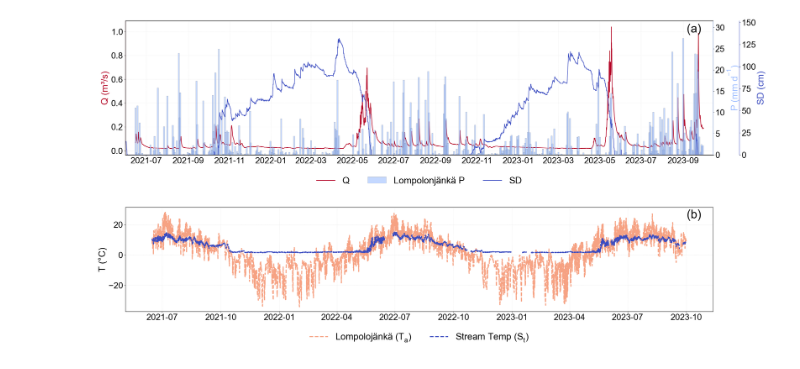
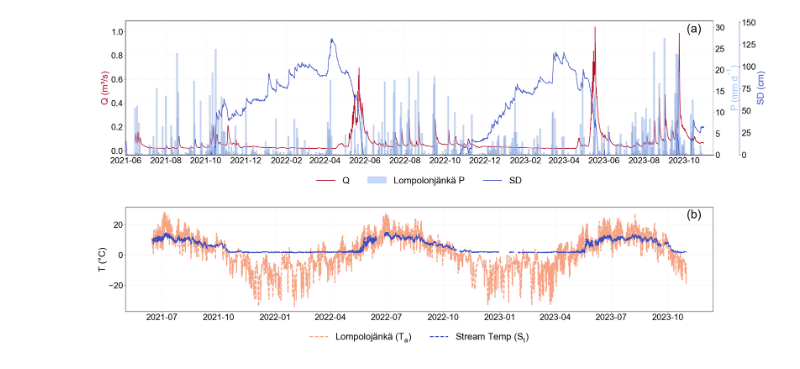
Before and after one commit to Parspar/DTS_analysis_LJO, a Jupyter notebook: Climatology.ipynb, the cells around one changed output. Drawn from its saved outputs; the diff is of its cells as text; code cells hidden in the pictures.

```diff
--- a/Climatology.ipynb
+++ b/Climatology.ipynb
@@ -218,40 +217,40 @@ def plot_Q_SWE_Lompolo_and_Tair_Twater_Lompolo_dualT(
               label="Stream Temp ($S_t$)")
 
     ax_b.set_ylabel("T (°C)")
 
     ax_b.text(0.98, 0.98, "(b)", ha="right", va="top",
               transform=ax_b.transAxes, fontsize=36)
 
     # Legend for (b)
     ax_leg_b = fig.add_subplot(gs[3])
     hb1, lb1 = ax_b.get_legend_handles_labels()
     ax_leg_b.legend(hb1, lb1, loc='center', ncol=2, frameon=False, fontsize=28)
     ax_leg_b.axis('off')
 
     # ============================================================
     # SAVE
     # ============================================================
     if save_fp:
         plt.savefig(save_fp, dpi=300, bbox_inches='tight')
 
     plt.show()
 
 
 # ============================================================
-# DATA PATHS - Update these paths for your local system
+# DATA PATHS - Absolute paths to data files
 # ============================================================
-DATA_BASE_DIR = "./data"  # Relative path from repository root
+BASE_DATA_DIR = r"C:\Users\pparvizi24\OneDrive - University of Oulu and Oamk\Parsa-PHD-OneDrive\DTS\Dataset - All"
 
 # Example call: dual-T version
 plot_Q_SWE_Lompolo_and_Tair_Twater_Lompolo_dualT(
-    precip_file2 = f"{DATA_BASE_DIR}/forcing/precipitation_lompolonvuoma_2021_2024.csv",
-    runoff_file  = f"{DATA_BASE_DIR}/forcing/30_min_interval_discharge.csv",
-    snow_file    = f"{DATA_BASE_DIR}/forcing/snow_depth_kittila.csv",
-    meteo_file2  = f"{DATA_BASE_DIR}/forcing/air_temperature_lompolonvuoma_2021_2024.csv",
-    watertemp_file = f"{DATA_BASE_DIR}/DTS/pallas_dts_data_f_6.nc",
-    time_slice=slice("2021-06-01","2023-09-30"),
+    precip_file2 = rf"{BASE_DATA_DIR}\Precipitation\Kittilä Lompolonvuoma_ 15.6.2021 - 30.9.2024_f3cf815d-79d1-41a5-9ff8-50296df4f608.csv",
+    runoff_file  = rf"{BASE_DATA_DIR}\Discharge - CSV\30 min interval Discharge\30 min interval Discharge.New csv file.csv",
+    snow_file    = rf"{BASE_DATA_DIR}\snow\Snow depth kittila.csv",
+    meteo_file2  = rf"{BASE_DATA_DIR}\AIR - CSV - FIN\Kittilä Lompolonvuoma_ 15.6.2021 - 30.9.2024_5e96c0a2-f753-48fd-a243-b964825ff831.csv",
+    watertemp_file = rf"{BASE_DATA_DIR}\pallas_dts_data_f_6.nc",
+    time_slice=slice("2021-06-01","2023-10-30"),
     start_date="2021-06-01",
-    end_date="2023-09-30"
+    end_date="2023-10-30"
 )
 # %% [output]
-[figure, old version]
+[figure, new version]
```
Also changed, not shown: parts of 1 cell of this notebook, 20 other files.
